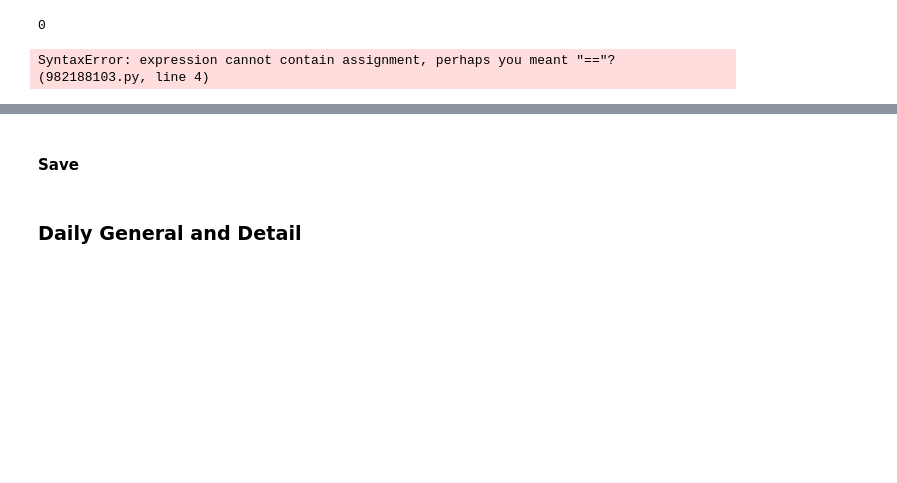
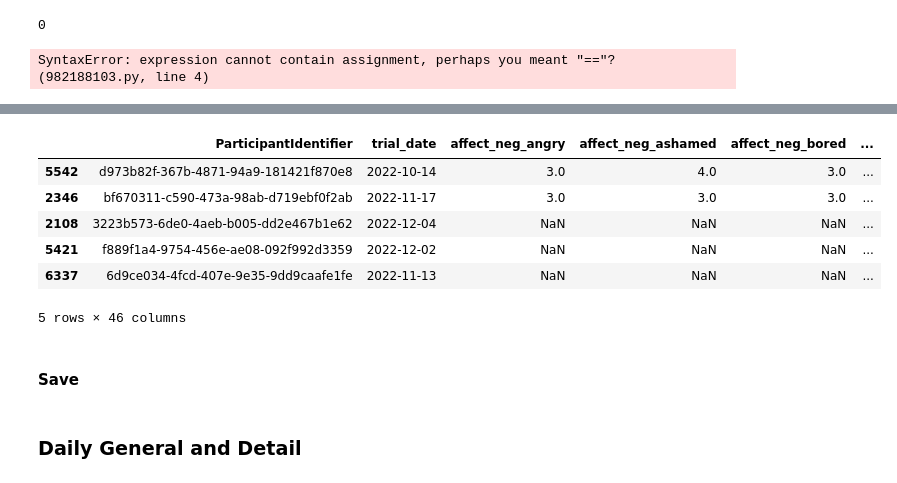
Before and after one commit to danieljwilson/3_3_experience_sampling, a Jupyter notebook: 3_3_3_data_analysis/01_data munge/01_1_process_data.ipynb, the cells around one changed output, grey strips where cells are left out. Drawn from its saved outputs; the diff is of its cells as text; code cells hidden in the pictures; blank space fills up the shorter version.

```diff
--- a/3_3_3_data_analysis/01_data munge/01_1_process_data.ipynb
+++ b/3_3_3_data_analysis/01_data munge/01_1_process_data.ipynb
@@ -205,3 +348,16 @@ df_daily_affect_wide.drop(['trial_date'], axis=1).groupby('ParticipantIdentifier
+# %%
+# merge with main affect df
+df_daily_affect_wide = df_daily_affect_wide.merge(df_zeroVar.drop(columns=['zeroVar_count', 'total_count']), on='ParticipantIdentifier', how='left')
+# %%
+df_daily_affect_wide.sample(5)
+# %% [output]
+|  | ParticipantIdentifier | trial_date | affect_neg_angry | affect_neg_ashamed | affect_neg_bored | ... |
+| 5542 | d973b82f-367b-4871-94a9-181421f870e8 | 2022-10-14 | 3.0 | 4.0 | 3.0 | ... |
+| 2346 | bf670311-c590-473a-98ab-d719ebf0f2ab | 2022-11-17 | 3.0 | 3.0 | 3.0 | ... |
+| 2108 | 3223b573-6de0-4aeb-b005-dd2e467b1e62 | 2022-12-04 | NaN | NaN | NaN | ... |
+| 5421 | f889f1a4-9754-456e-ae08-092f992d3359 | 2022-12-02 | NaN | NaN | NaN | ... |
+| 6337 | 6d9ce034-4fcd-407e-9e35-9dd9caafe1fe | 2022-11-13 | NaN | NaN | NaN | ... |
+5 rows × 46 columns
 # %% [markdown]
 #### Save
 # %%
```
Also changed, not shown: parts of 23 cells of this notebook.
